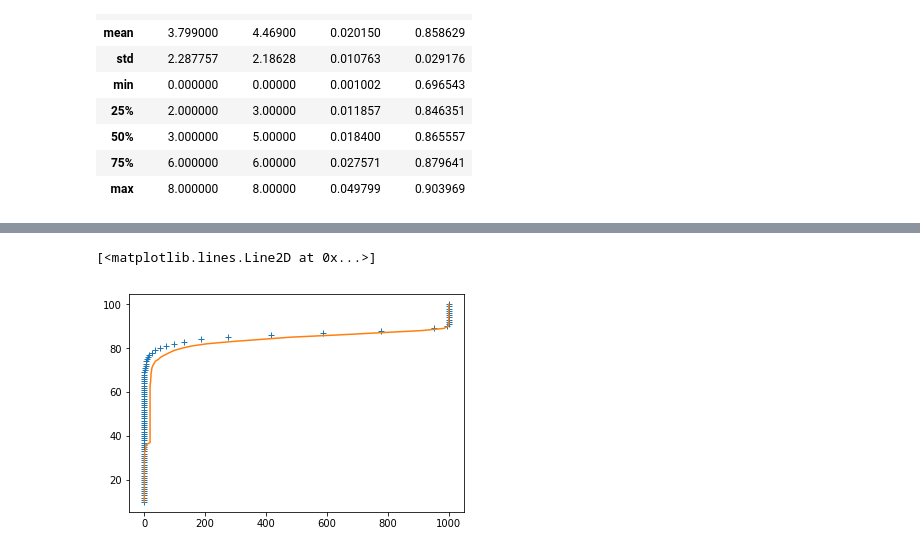
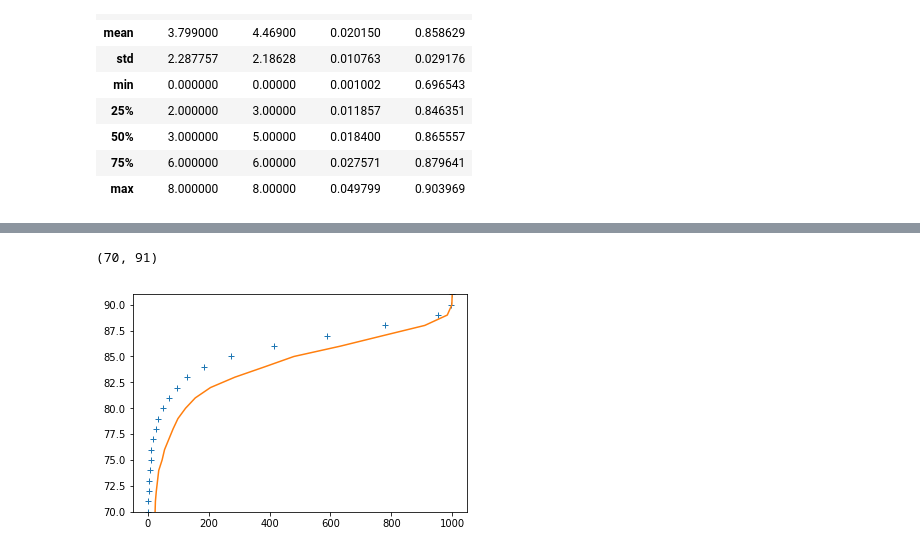
Before and after one commit to ChrisQlasty/Hyperoptimized, a Jupyter notebook: Performance comparison.ipynb, the cells around one changed output, grey strips where cells are left out. Cells and saved outputs as stored; diff of their text form; code cells hidden in the pictures.

```diff
--- a/Performance comparison.ipynb
+++ b/Performance comparison.ipynb
@@ -216,6 +237,7 @@ for i in range(10,101,1):
 # %%
 plt.plot(tuh, range(10,101,1),'+')
 plt.plot(tra, range(10,101,1))
+plt.ylim([70, 91])
 # %% [output]
-[<matplotlib.lines.Line2D at 0x...>]
+(70, 91)
-[figure, old version]
+[figure, new version]
```
Also changed, not shown: parts of 5 cells of this notebook.
